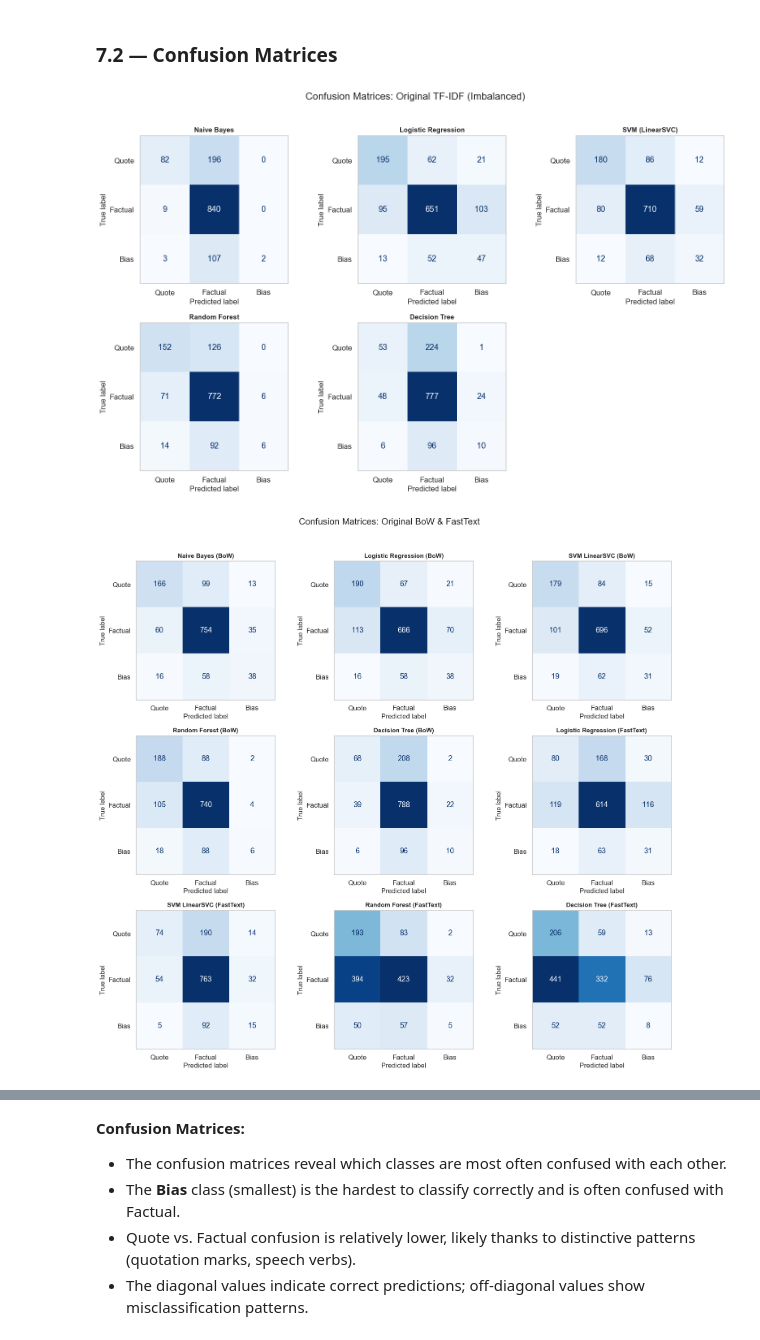
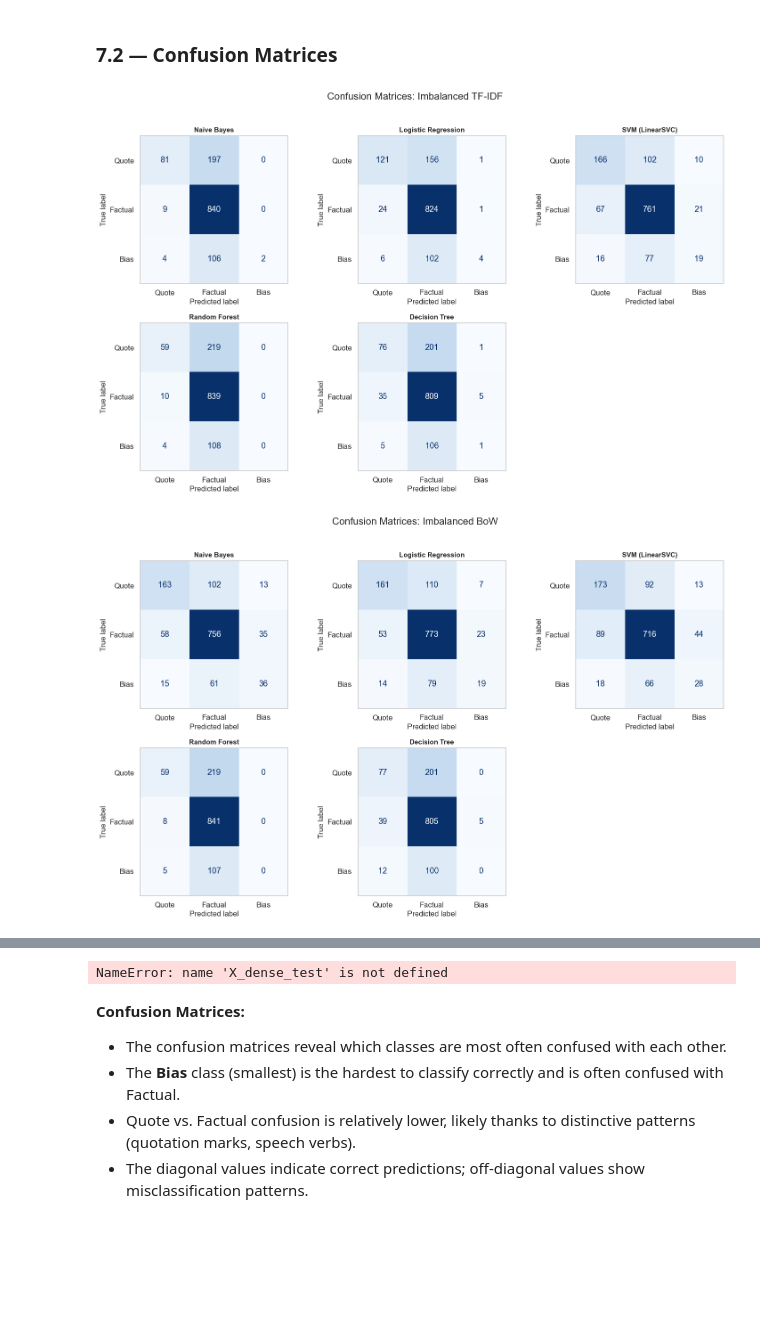
Before and after one commit to Gonto03/NLP-FactNews-Classification, a Jupyter notebook: Data_analysis.ipynb, the cells around one changed output, grey strips where cells are left out. Drawn from its saved outputs; the diff is of its cells as text; code cells hidden in the pictures; blank space fills up the shorter version.

```diff
--- a/Data_analysis.ipynb
+++ b/Data_analysis.ipynb
@@ -1588,12 +1452,12 @@ bias_comparison = []
 
 strategy_model_pairs = [
     # (results feature tag,         display label)
-    ('TF-IDF',               'TF-IDF (imbalanced)'),
-    ('TF-IDF + Undersampling','TF-IDF + Undersampling'),
-    ('FastText',              'FastText (imbalanced)'),
+    ('TF-IDF',                  'TF-IDF (imbalanced)'),
+    ('TF-IDF + Undersampling',  'TF-IDF + Undersampling'),
+    ('FastText',                'FastText (imbalanced)'),
     ('FastText + Undersampling','FastText + Undersampling'),
-    ('BoW',                  'BoW (imbalanced)'),
-    ('BoW + Undersampling',  'BoW + Undersampling'),
+    ('BoW',                     'BoW (imbalanced)'),
+    ('BoW + Undersampling',     'BoW + Undersampling'),
 ]
 
 #For each strategy, find the model with the best Macro-F1 and extract its per-class Bias F1 from classification_report
@@ -1603,12 +1467,12 @@ for col in ['Accuracy','Macro-Precision','Macro-Recall','Macro-F1']:
 
 #Rebuild per-class F1 for Bias by re-predicting with best model per strategy
 all_trained = {
-    **models, #original TF-IDF models
+    **tfidf_models, #original TF-IDF models
+    **bow_models, #original BoW
+    **dense_models, #original FastText
     **undersampled_models_tfidf, # undersampled TF-IDF
     **undersampled_models_bow, # undersampled BoW
     **undersampled_models_dense, #undersampled FastText
-    **dense_models, #original FastText
-    **bow_models, #original BoW
 }
 
 for feat_tag, display_label in strategy_model_pairs:
@@ -1863,41 +1727,44 @@ def plot_model_group_matrices(model_dict, X_test_data, title_prefix):
                 X_te = X_dense_test_sc
             else:
                 X_te = X_dense_test
 
         y_pred = model.predict(X_te)
 
         ConfusionMatrixDisplay.from_predictions(
             y_test, y_pred,
             display_labels=display_labels,
             cmap='Blues',
             ax=axes[i],
             colorbar=False
         )
         axes[i].set_title(f"{name}", fontsize=11, fontweight='bold')
         axes[i].grid(False) # Clean up grid lines from seaborn theme
 
     # Remove empty subplots
     for j in range(i + 1, len(axes)):
         fig.delaxes(axes[j])
 
     plt.suptitle(f'Confusion Matrices: {title_prefix}', fontsize=16, y=1.02)
     plt.tight_layout()
     plt.show()
 
-# Original TF-IDF Models
-plot_model_group_matrices(models, X_tfidf_test, "Original TF-IDF (Imbalanced)")
+#Imbalanced TF-IDF Models
+plot_model_group_matrices(tfidf_models, X_tfidf_test, "Imbalanced TF-IDF")
 
-#Original BoW & FastText Models
-# Combined for a single row of plots
-combined_original = {**bow_models, **dense_models}
-plot_model_group_matrices(combined_original, X_bow_test, "Original BoW & FastText")
+#Imbalanced BoW & Models
+plot_model_group_matrices(bow_models, X_bow_test, "Imbalanced BoW")
 
-#Undersampled Models (TF-IDF & BoW)
-combined_us_sparse = {**undersampled_models_tfidf, **undersampled_models_bow}
-plot_model_group_matrices(combined_us_sparse, X_tfidf_test, "Undersampled Sparse Models")
+#Imbalanced FastText Models
+plot_model_group_matrices(dense_models, X_dense_test, "Imbalanced FastText")
+
+#Undersampled TF-IDF Models
+plot_model_group_matrices(undersampled_models_tfidf, X_tfidf_test, "Undersampled TF-IDF Models")
+
+#Undersampled BoW Models
+plot_model_group_matrices(undersampled_models_bow, X_bow_test, "Undersampled BoW Models")
 
 #Undersampled FastText Models
 plot_model_group_matrices(undersampled_models_dense, X_dense_test, "Undersampled FastText")
 # %% [output]
-[figure, old version]
+[figure, new version]
-[figure, old version]
+[figure, new version]
@@ -1906,3 +1771,4 @@ plot_model_group_matrices(undersampled_models_dense, X_dense_test, "Undersampled
+NameError: name 'X_dense_test' is not defined
 # %% [markdown]
 **Confusion Matrices:**
 - The confusion matrices reveal which classes are most often confused with each other.
```
Also changed, not shown: parts of 28 cells of this notebook.
